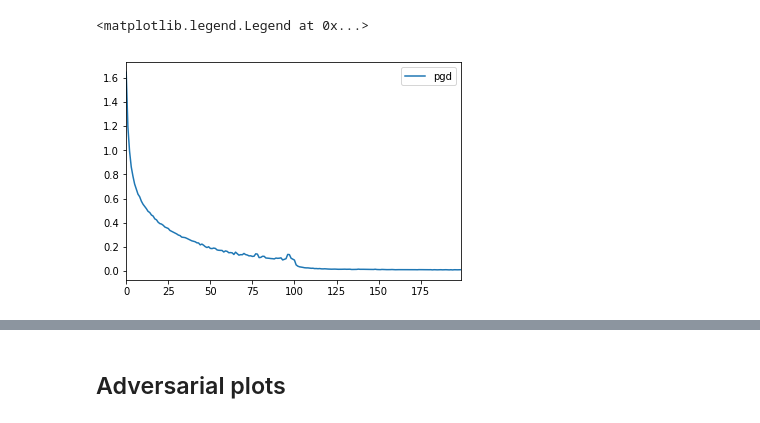
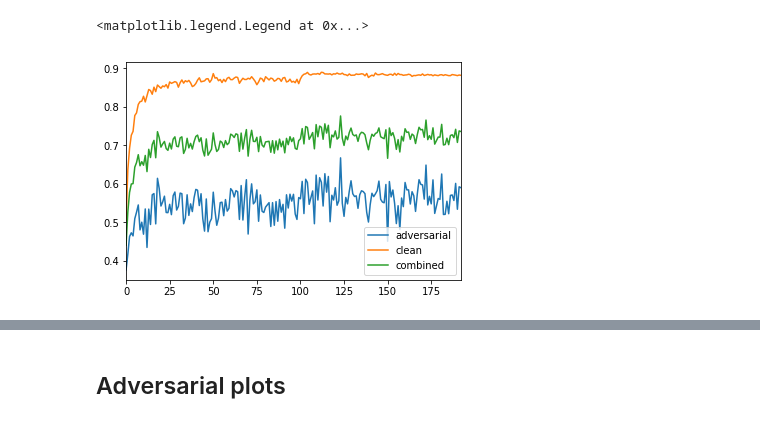
Before and after one commit to nanton96/An-Empirical-Evaluation-of-Adversarial-Robustness-under-Transfer-Learning, a Jupyter notebook: notebooks/Testing_Results.ipynb, the cells around one changed output, grey strips where cells are left out. Cells and saved outputs as stored; diff of their text form; code cells hidden in the pictures.

```diff
--- a/notebooks/Testing_Results.ipynb
+++ b/notebooks/Testing_Results.ipynb
@@ -61,9 +80,8 @@ for net,dataset in nets.items():
 # %%
-# validation_summary['resnet56_cifar10_pgd'][:200].plot(label = 'pgd')
-train_summary['resnet56_cifar10_pgd'][:200].plot(label = 'pgd')
-
-# validation_summary['resnet56_cifar10_pgd'][:200].plot(label='pgd')
+adv_val_acc['resnet56_cifar10_pgd'].plot(label = 'adversarial')
+clean_val_acc['resnet56_cifar10_pgd'].plot(label = 'clean')
+val_acc['resnet56_cifar10_pgd'].plot(label = 'combined')
 plt.legend()
 # %% [output]
 <matplotlib.legend.Legend at 0x...>
-[figure, old version]
+[figure, new version]
```
Also changed, not shown: parts of 3 cells of this notebook, 4 other files.
